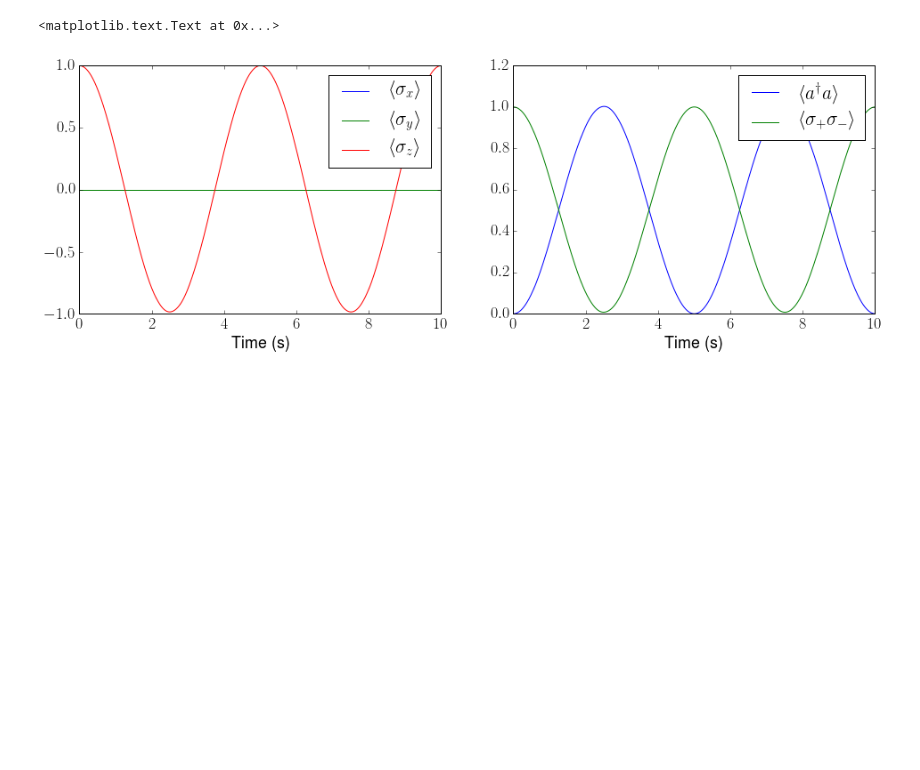
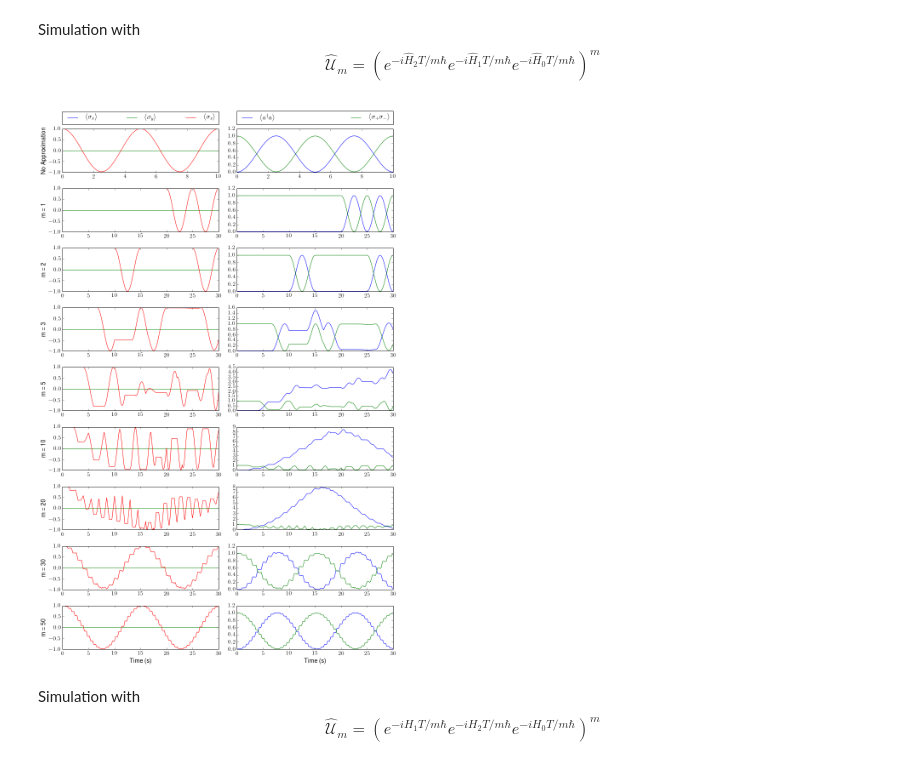
Before and after one commit to eunjongkim/trotter-formula, a Jupyter notebook: notebooks/trotter-formula-rabi-model-2.ipynb, the cells around one changed output. Cells and saved outputs as stored; diff of their text form; code cells hidden in the pictures; blank space fills up the shorter version.

```diff
--- a/notebooks/trotter-formula-rabi-model-2.ipynb
+++ b/notebooks/trotter-formula-rabi-model-2.ipynb
@@ -9,6 +9,6 @@ from matplotlib import rcParams
 # %%
 %matplotlib inline
-rcParams.update({'font.size': 18, 'text.usetex': True})
+rcParams.update({'font.size': 14, 'text.usetex': True})
 # %%
 # make qutip available in the rest of the notebook
 from qutip import *
@@ -41,7 +57,0 @@ t_list1 = np.linspace(0, len(H_list) * T, 1000)
-# %%
-n = len(H_list)
-m = 4
-
-(H_list[0] * (floor((m * t / T) % n) == 0)
- + H_list[1] * (floor((m * t / T) % n) == 1)
- + H_list[2] * (floor((m * t / T) % n) == 2))
@@ -52,15 +93,33 @@ result0 = mesolve(H, psi0, t_list0, [], [sx, sy, sz, a.dag() * a, sm.dag() * sm]
+# %% [markdown]
+Simulation with
+$$\hat{\mathscr{U}}_m = \left(e^{-i\hat{H}_2 T/m\hbar} e^{-i\hat{H}_1 T/m\hbar}e^{-i\hat{H}_0 T/m\hbar} \right)^m$$
+# %%
+m_list = [1, 2, 3, 5, 10, 20, 30, 50]
+result0 = result_wo(H_list, psi0, [], [sx, sy, sz, a.dag() * a, sm.dag() * sm], 0, 10)
+result = results(H_list, psi0, [], [sx, sy, sz, a.dag() * a, sm.dag() * sm], 0, 10, m_list)
 # %%
-fig, axes = plt.subplots(1, 2, figsize = (16,5))
-axes[0].plot(result0.times, result0.expect[0], label=r'$\langle \sigma_x \rangle$')
-axes[0].plot(result0.times, result0.expect[1], label=r'$\langle \sigma_y \rangle$')
-axes[0].plot(result0.times, result0.expect[2], label=r'$\langle \sigma_z \rangle$')
-axes[0].legend()
-axes[0].set_xlabel('Time (s)')
+fig, axes = plt.subplots(len(m_list)+1, 2, figsize = (12,2*(len(m_list)+1)))
+axes[0, 0].plot(result0.times, result0.expect[0], label=r'$\langle \sigma_x \rangle$')
+axes[0, 0].plot(result0.times, result0.expect[1], label=r'$\langle \sigma_y \rangle$')
+axes[0, 0].plot(result0.times, result0.expect[2], label=r'$\langle \sigma_z \rangle$')
+axes[0, 0].legend(bbox_to_anchor=(0., 1.1, 1., .08), loc=3, ncol=3, mode="expand", borderaxespad=0.)
+axes[0, 0].set_ylabel('No Approximation')
 
-axes[1].plot(result0.times, result0.expect[3], label=r'$\langle a^\dagger a \rangle$')
-axes[1].plot(result0.times, result0.expect[4], label=r'$\langle \sigma_+ \sigma_- \rangle$')
-axes[1].legend()
-axes[1].set_xlabel('Time (s)')
+axes[0, 1].plot(result0.times, result0.expect[3], label=r'$\langle a^\dagger a \rangle$')
+axes[0, 1].plot(result0.times, result0.expect[4], label=r'$\langle \sigma_+ \sigma_- \rangle$')
+axes[0, 1].legend(bbox_to_anchor=(0., 1.1, 1., .08), loc=3, ncol=2, mode="expand", borderaxespad=0.)
+
+for m in range(len(m_list)):
+    axes[m+1, 0].plot(result[m].times, result[m].expect[0], label=r'$\langle \sigma_x \rangle$')
+    axes[m+1, 0].plot(result[m].times, result[m].expect[1], label=r'$\langle \sigma_y \rangle$')
+    axes[m+1, 0].plot(result[m].times, result[m].expect[2], label=r'$\langle \sigma_z \rangle$')
+
+    axes[m+1, 0].set_ylabel('m = %d' % m_list[m])
+
+    axes[m+1, 1].plot(result[m].times, result[m].expect[3], label=r'$\langle a^\dagger a \rangle$')
+    axes[m+1, 1].plot(result[m].times, result[m].expect[4], label=r'$\langle \sigma_+ \sigma_- \rangle$')
+
+axes[-1, 0].set_xlabel('Time (s)'); axes[-1, 1].set_xlabel('Time (s)')
+fig.tight_layout();
 # %% [output]
-<matplotlib.text.Text at 0x...>
-[figure, old version]
+[figure, new version]
@@ -82,0 +126,3 @@ result1 = mesolve([[H_list[0], H0_coeff], [H_list[1], H0_coeff], [H_list[2], H0_
+# %% [markdown]
+Simulation with
+$$\hat{\mathscr{U}}_m = \left(e^{-iH_1 T/m\hbar} e^{-iH_2 T/m\hbar}e^{-iH_0 T/m\hbar} \right)^m$$
```
Also changed, not shown: parts of 28 cells of this notebook.
